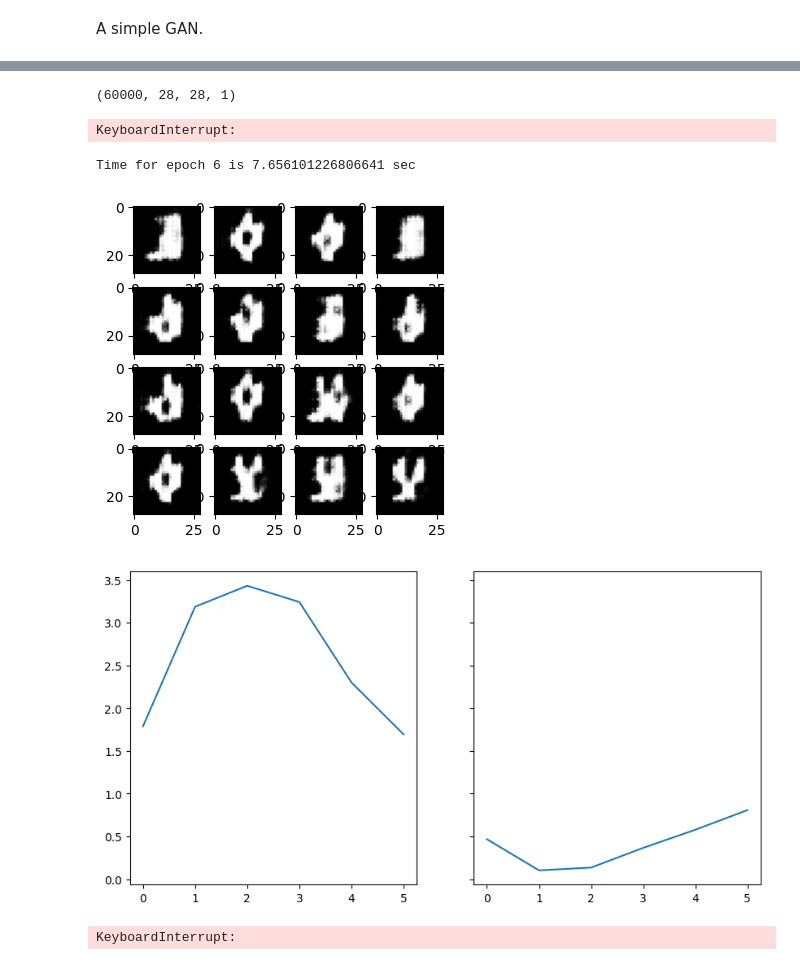
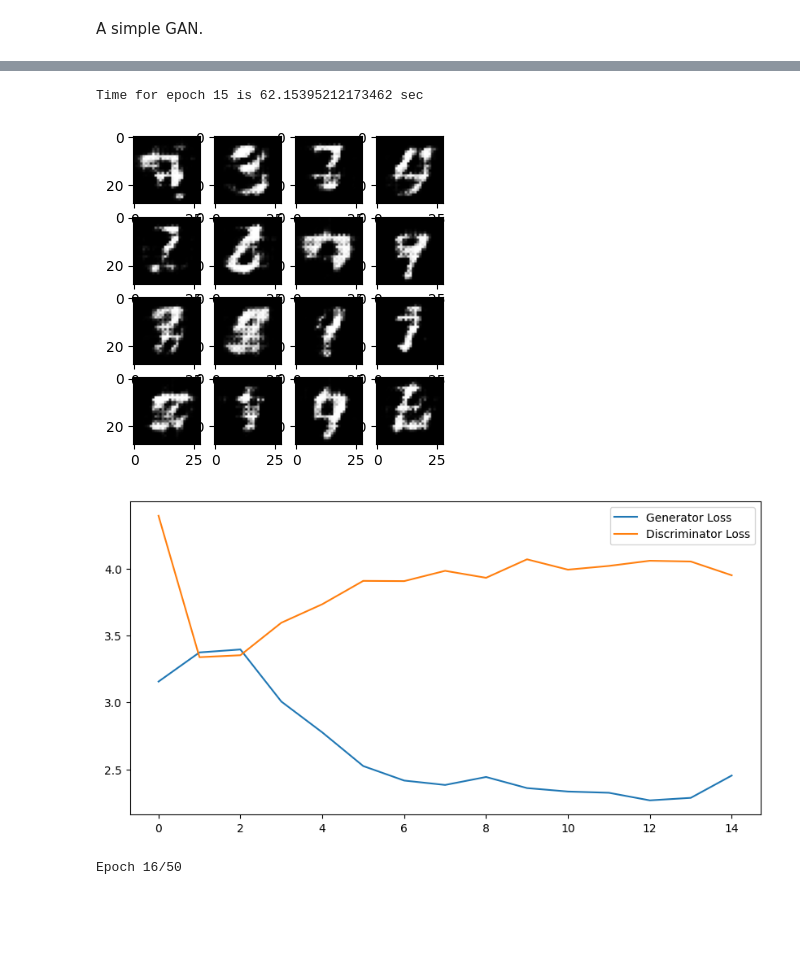
Before and after one commit to HugoPhibbs/AIML402_Assignment3, a Jupyter notebook: GAN.ipynb, the cells around one changed output, grey strips where cells are left out. Saved outputs shown, nothing was run; the diff lists cells and outputs as text; code cells hidden in the pictures; blank space fills up the shorter version.

Commit message:
Getting an early version working.
Want to now increase weighting of labels being legit

```diff
--- a/GAN.ipynb
+++ b/GAN.ipynb
@@ -223,29 +116,0 @@ class GAN_trainer():
-# %%
-import numpy as np
-import matplotlib.pyplot as plt
-import tensorflow as tf
-import tensorflow_datasets as tfds
-from tensorflow.keras import layers, losses
-from tensorflow.keras.datasets import fashion_mnist, mnist
-from tensorflow.keras.models import Model
-from scipy.ndimage import gaussian_filter
-# import time
-from IPython import display
-
-(x_train, _), (x_test, _) = fashion_mnist.load_data()
-x_train = x_train.astype('float32') / 255.
-x_test = x_test.astype('float32') / 255.
-
-x_train = x_train[..., tf.newaxis]
-x_test = x_test[..., tf.newaxis]
-
-(mn_x_train, _), (mn_x_test, _) = mnist.load_data()
-mn_x_train = mn_x_train.astype('float32') / 255.
-mn_x_test = mn_x_test.astype('float32') / 255.
-
-mn_x_train = mn_x_train[..., tf.newaxis]
-mn_x_test = mn_x_test[..., tf.newaxis]
-
-print(x_train.shape)
-# %% [output]
-(60000, 28, 28, 1)
@@ -398,13 +400,9 @@ class GAN_trainer():
 # %%
-gan = GAN_trainer(mn_x_train)
+gan = GAN_trainer(mn_x_train, mn_x_train_labels)
+
 gan.train(epochs=50)
 # %% [output]
-KeyboardInterrupt:
+Time for epoch 15 is 62.15395212173462 sec
+[figure, added]
+[figure, added]
+Epoch 16/50
-# %%
-gan = GAN_trainer(mn_x_train)
-gan.train(epochs=50)
-# %% [output]
-Time for epoch 6 is 7.656101226806641 sec
-[figure, removed]
-[figure, removed]
-KeyboardInterrupt:
```
Also changed, not shown: parts of 24 cells of this notebook.
